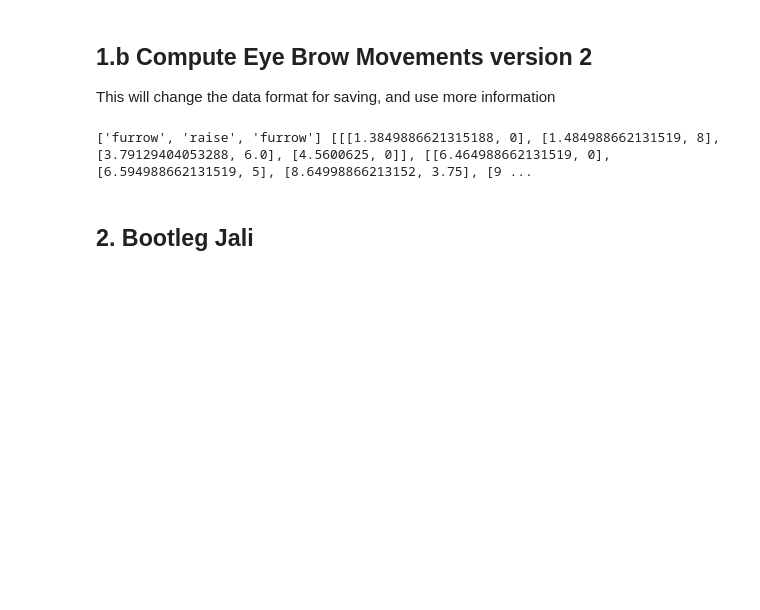
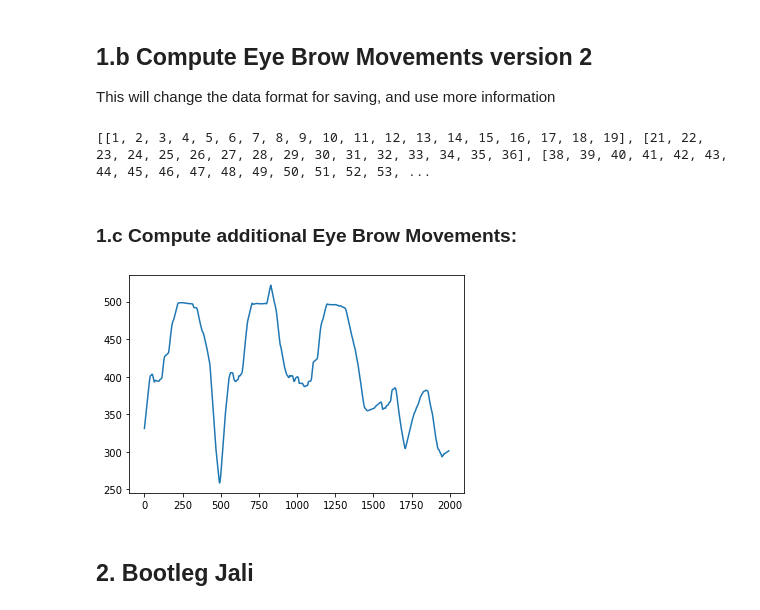
Before and after one commit to EvanSamaa/jali_sing, a Jupyter notebook: Animation Generation.ipynb, the cells around one changed output. Drawn from its saved outputs; the diff is of its cells as text; code cells hidden in the pictures; blank space fills up the shorter version.

```diff
--- a/Animation Generation.ipynb
+++ b/Animation Generation.ipynb
@@ -9,7 +9,7 @@ from scipy.interpolate import interp1d
 
 VOWELS = set(['AA', 'AE', 'AH', 'AO', 'AW', 'AY', 'EH', 'EY', 'IH', 'IY', 'OW', 'OY', 'UH', 'UW', "ER", "N"])
 # %%
-dir = "E:/Structured_data/rolling_in_the_deep_adele"
+dir = "E:/MASC/Structured_data/rolling_in_the_deep_adele"
 file_name_template = "audio"
 lyric = combine_lyric_alignment_textgrids(dir, file_name_template)
 # %%
@@ -77,5 +81,7 @@ for i in range(0, len(lyric.phoneme_list)):
         current_sentence = []
     else:
         current_sentence.append(i)
+        if i == len(lyric.phoneme_list) - 1:
+            sentences.append(current_sentence)
 sentences = sentences[1:]
 # sentence stores the indexes
@@ -142,8 +98,12 @@ for i in range(0, len(lyric.phoneme_list)):
         current_sentence = []
     else:
         current_sentence.append(i)
+        if i == len(lyric.phoneme_list) - 1:
+            sentences.append(current_sentence)
 sentences = sentences[1:]
 # sentence stores the indexes
+# %% [output]
+[[1, 2, 3, 4, 5, 6, 7, 8, 9, 10, 11, 12, 13, 14, 15, 16, 17, 18, 19], [21, 22, 23, 24, 25, 26, 27, 28, 29, 30, 31, 32, 33, 34, 35, 36], [38, 39, 40, 41, 42, 43, 44, 45, 46, 47, 48, 49, 50, 51, 52, 53, ...
 # %%
 # this is mostly for word level i.e. long vowels in a word. It would also be necessary to explore
 # sentence level expressions (possibly from studying another song)
@@ -153,7 +113,6 @@ brow_movement = []
 brow_ctrl_points = []
 eye_movement = []
 eye_ctrl_points = []
-
 for i in range(0, len(sentences)):
     sentence = sentences[i]
     has_belt_pitch_interval_id = -1
@@ -241,7 +200,7 @@ for i in range(0, len(sentences)):
         start = lyric.voice_quality_intervals[has_belt_word_id][has_belt_pitch_interval_id][0]
         start = min(start - 0.1, lyric.voice_quality_intervals[has_belt_word_id][0][0])
         end = lyric.phoneme_intervals[sentence[-1]][1]-0.1
-        interval = generate_animation_ctrl_pts(start, end, value, 0.75, 0.1)
+        interval = generate_animation_ctrl_pts(start, end, value, 0.75, 0.05)
         brow_movement.append("furrow")
         brow_ctrl_points.append(interval)
 
@@ -256,6 +215,12 @@ for i in range(0, len(sentences)):
                     start_of_next_sentence = phone_id
                     break
             end = lyric.phoneme_intervals[start_of_next_sentence][0]
-        interval = generate_animation_ctrl_pts(start, end, value, 1, 0.05, 0.1)
+        interval = generate_animation_ctrl_pts(start, end, value, 1, 1, 0.05, 0.1)
         eye_movement.append("closure")
         eye_ctrl_points.append(interval)
+brow_movement.append("raise")
+brow_movement.append("furrow")
+brow_ctrl_points.append([[lyric.phoneme_intervals[-1][1], 0]])
+brow_ctrl_points.append([[lyric.phoneme_intervals[-1][1], 0]])
+# %% [markdown]
+### 1.c Compute additional Eye Brow Movements:
@@ -262,11 +255,58 @@ for i in range(0, len(sentences)):
+# %%
+finer_brow_raise_ctrl_points = [[0, 0]]
+finer_brow_furrow_ctrl_points = [[0, 0]]
+
+
+freq = lyric.pitch.selected_array["frequency"]
+xs = lyric.xs
+freq[freq == 0] = np.nan
+mask = np.isnan(freq)
+freq[mask] = np.interp(np.flatnonzero(mask), np.flatnonzero(~mask), freq[~mask])
+freq = savgol_filter(freq, 61, 1)
+f = interp1d(xs, freq, kind="linear")
+for sentence in sentences:
+    all_pitch_intervals_slope = []
+    all_pitch_intervals_time = []
+    si = [lyric.phoneme_intervals[sentence[0]][0],
+          lyric.phoneme_intervals[sentence[-1]][1]]
+    fs = f(np.arange(si[0], min(si[1], xs[-1]), 0.01))
+    max_fs = fs.max()
+    min_fs = fs.min()
+    mean_fs = (max_fs * 0.7 + min_fs * 0.3)
+    # the starting point is always at
+    starting_freq = fs[0]
+
+    for phone in sentence:
+        if len(lyric.pitch_slopes[phone]) == 0:
+            pitch_interval_time = lyric.phoneme_intervals[phone]
+            prev_freq = f(min(pitch_interval_time[0], xs[-1]))
+            next_freq = f(min(pitch_interval_time[1], xs[-1]))
+            raise_ctrl_pts_i, furrow_ctrl_pts_i = get_brow_ctrl_pts(max_fs-mean_fs,
+            mean_fs-min_fs, prev_freq, next_freq, mean_fs, pitch_interval_time)
+            finer_brow_raise_ctrl_points.extend(raise_ctrl_pts_i)
+            finer_brow_furrow_ctrl_points.extend(furrow_ctrl_pts_i)
+
+        else:
+            for i in range(0, len(lyric.pitch_slopes[phone])):
+                pitch_interval_time = lyric.pitch_intervals[phone][i]
+                prev_freq = f(min(pitch_interval_time[0], xs[-1]))
+                next_freq = f(min(pitch_interval_time[1], xs[-1]))
+                raise_ctrl_pts_i, furrow_ctrl_pts_i = get_brow_ctrl_pts(max_fs-mean_fs,
+                mean_fs-min_fs, prev_freq, next_freq, mean_fs, pitch_interval_time)
+                finer_brow_raise_ctrl_points.extend(raise_ctrl_pts_i)
+                finer_brow_furrow_ctrl_points.extend(furrow_ctrl_pts_i)
+# %% [output]
+[figure, added]
 # %%
-output ={"brow":[brow_movement, brow_ctrl_points],
-        "blink":[eye_movement, eye_ctrl_points]}
+output ={"viseme":[viseme_list, viseme_intervals],
+        "brow":[brow_movement, brow_ctrl_points, finer_brow_raise_ctrl_points, finer_brow_furrow_ctrl_points],
+        "blink":[eye_movement, eye_ctrl_points],
+        "jaw":jaw_ctrl_pts,
+        "lip":lip_ctrl_pts,
+        "vib":vib_ctrl_pts}
 jsonoutput = json.dumps(output)
 with open(os.path.join(dir, file_name_template+'_animation_data.json'), 'w') as outfile:
     json.dump(jsonoutput, outfile)
-# %% [output]
-['furrow', 'raise', 'furrow'] [[[1.3849886621315188, 0], [1.484988662131519, 8], [3.79129404053288, 6.0], [4.5600625, 0]], [[6.464988662131519, 0], [6.594988662131519, 5], [8.64998866213152, 3.75], [9 ...
 # %% [markdown]
 ## 2. Bootleg Jali
 # %%
```
Also changed, not shown: parts of 17 cells of this notebook, 13 other files.
